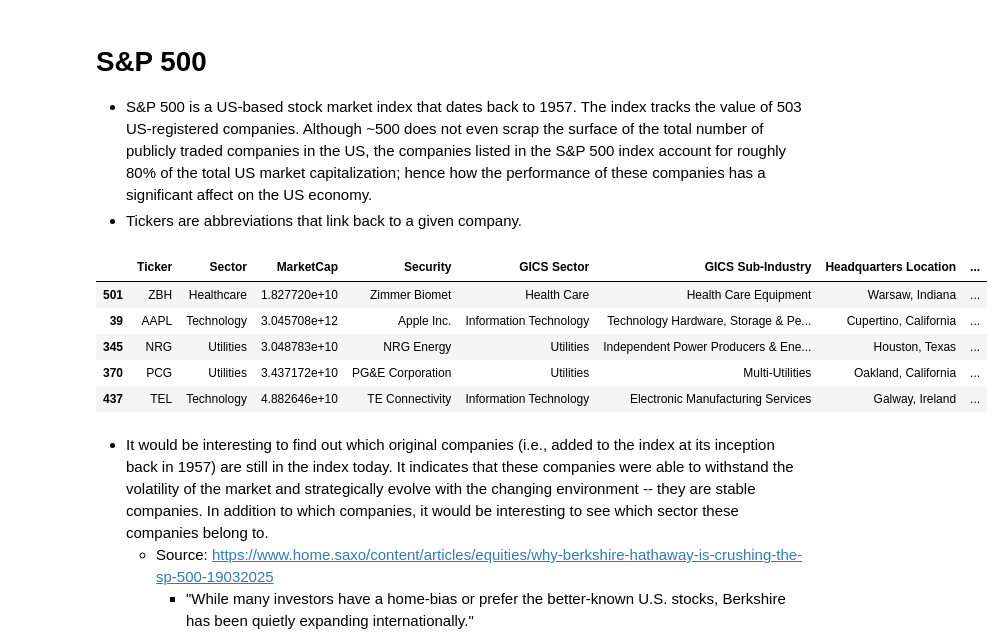
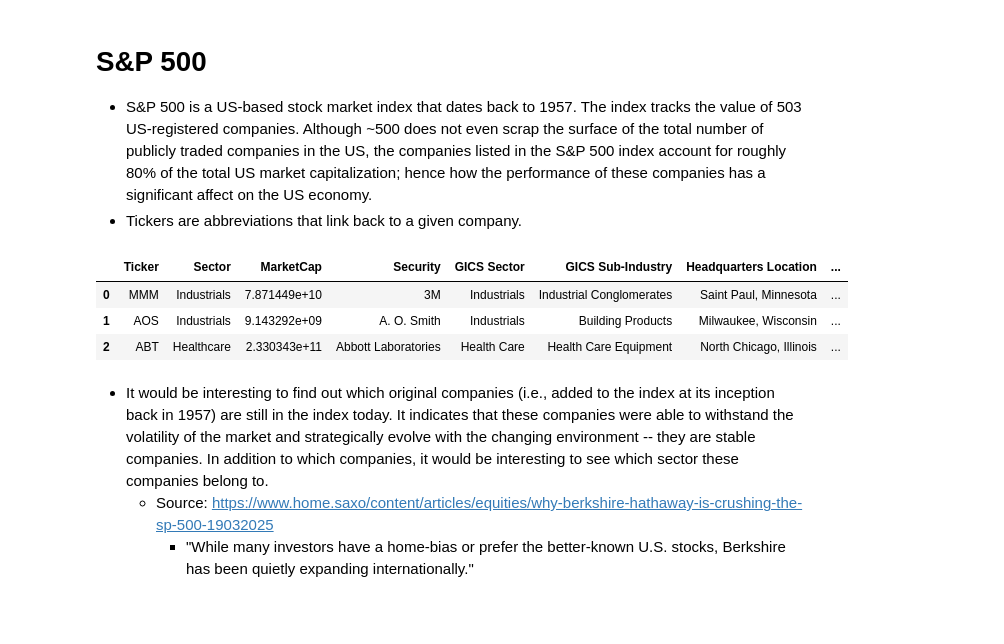
Before and after one commit to vtdinh13/stock-market-analytics, a Jupyter notebook: 01-data-sources/snp500.ipynb, the cells around one changed output. Drawn from its saved outputs; the diff is of its cells as text; code cells hidden in the pictures; blank space fills up the shorter version.

```diff
--- a/01-data-sources/snp500.ipynb
+++ b/01-data-sources/snp500.ipynb
@@ -10,29 +10,27 @@ from utilities import color_map
 # %%
 # url = 'https://en.wikipedia.org/wiki/List_of_S%26P_500_companies'
 
 # # Read the table from the Wikipedia page
 # tables = pd.read_html(url, header=0)
 # df = tables[0]
 
 # # Add year column
 # df['Year_Added'] = pd.to_datetime(df['Date added']).dt.year
 
 # # Keep the columns that are needed and discard the rest
 # df = df[['Symbol', 'Security', 'GICS Sector', 'Year_Added']]
 
 # # Rename columns in accordance with preference
 # df.columns = ['company_ticker', 'company_name', 'sector', 'year_added']
 # df.sample(5)
 
-df = pd.read_csv('snp_market_cap.csv')
-df.sample(5)
+df = pd.read_csv('data/snp_market_cap.csv')
+df.head(3)
 # %% [output]
 |  | Ticker | Sector | MarketCap | Security | GICS Sector | GICS Sub-Industry | Headquarters Location | ... |
-| 501 | ZBH | Healthcare | 1.827720e+10 | Zimmer Biomet | Health Care | Health Care Equipment | Warsaw, Indiana | ... |
-| 39 | AAPL | Technology | 3.045708e+12 | Apple Inc. | Information Technology | Technology Hardware, Storage & Pe... | Cupertino, California | ... |
-| 345 | NRG | Utilities | 3.048783e+10 | NRG Energy | Utilities | Independent Power Producers & Ene... | Houston, Texas | ... |
-| 370 | PCG | Utilities | 3.437172e+10 | PG&E Corporation | Utilities | Multi-Utilities | Oakland, California | ... |
-| 437 | TEL | Technology | 4.882646e+10 | TE Connectivity | Information Technology | Electronic Manufacturing Services | Galway, Ireland | ... |
+| 0 | MMM | Industrials | 7.871449e+10 | 3M | Industrials | Industrial Conglomerates | Saint Paul, Minnesota | ... |
+| 1 | AOS | Industrials | 9.143292e+09 | A. O. Smith | Industrials | Building Products | Milwaukee, Wisconsin | ... |
+| 2 | ABT | Healthcare | 2.330343e+11 | Abbott Laboratories | Health Care | Health Care Equipment | North Chicago, Illinois | ... |
 # %% [markdown]
 - It would be interesting to find out which original companies (i.e., added to the index at its inception back in 1957) are still in the index today. It indicates that these companies were able to withstand the volatility of the market and strategically evolve with the changing environment -- they are stable companies. In addition to which companies, it would be interesting to see which sector these companies belong to.
     - Source: https://www.home.saxo/content/articles/equities/why-berkshire-hathaway-is-crushing-the-sp-500-19032025
```
Also changed, not shown: parts of 51 cells of this notebook.
